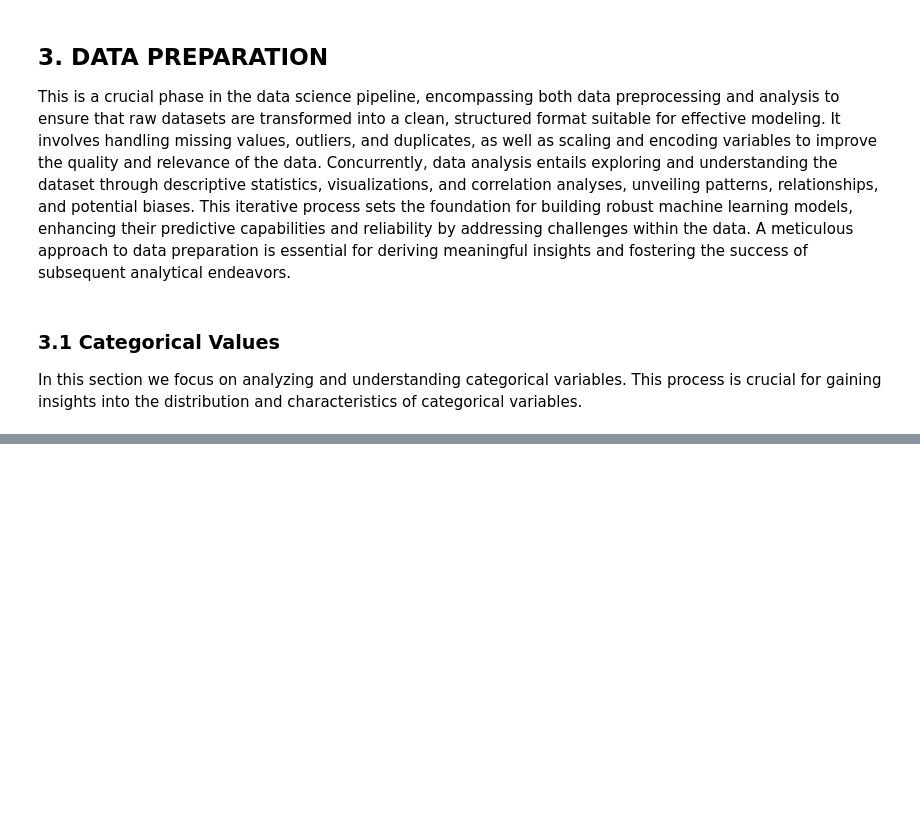
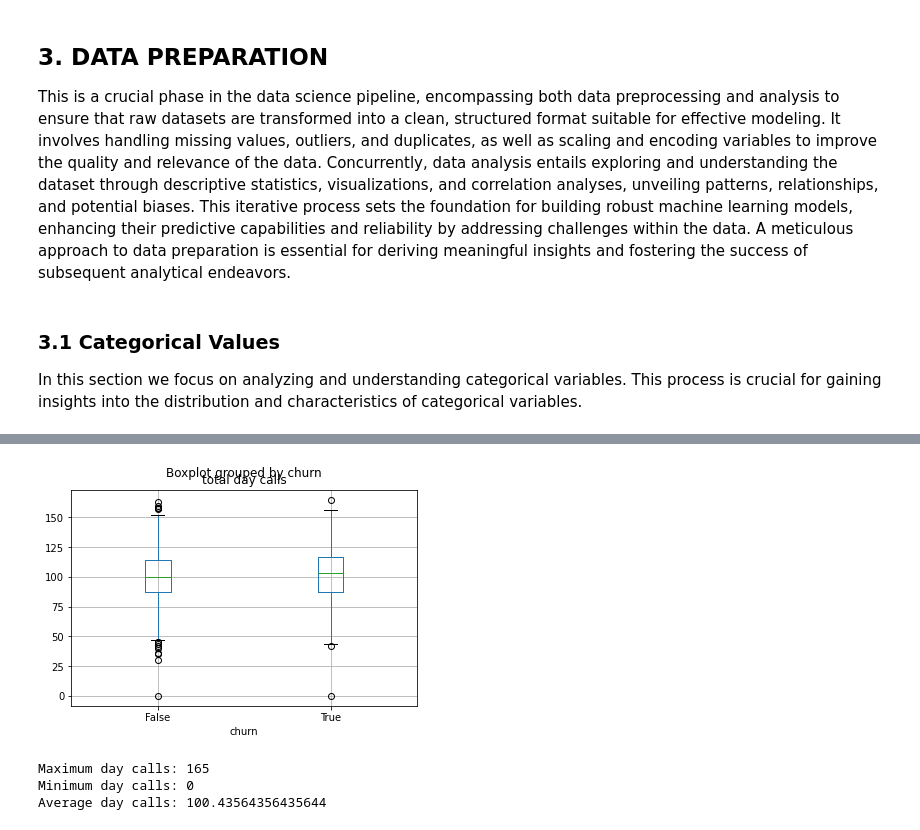
Before and after one commit to KamandeKarigi/Phase-3-Project, a Jupyter notebook: Phase3Project/index.ipynb, the cells around one changed output, grey strips where cells are left out. Drawn from its saved outputs; the diff is of its cells as text; code cells hidden in the pictures; blank space fills up the shorter version.

```diff
--- a/Phase3Project/index.ipynb
+++ b/Phase3Project/index.ipynb
@@ -235,0 +255,7 @@ Name: voice mail plan, dtype: int64
+# %%
+# Dropping columns we will not require in our analysis and keeping our original dataframe
+df1 = df.copy()
+
+columns_dropped = ['phone number', 'area code', 'voice mail plan', 'number vmail messages']
+df1.drop(columns=columns_dropped, inplace=True, axis=1)
+df1.head()
@@ -235,0 +272,14 @@ Name: voice mail plan, dtype: int64
+# %%
+# Checking relationship between the total number of day calls and churn risk
+df1.boxplot(column = 'total day calls', by = 'churn')
+plt.show()
+
+print("Maximum day calls:" , df1['total day calls'].max())
+
+print("Minimum day calls:" , df1['total day calls'].min())
+print("Average day calls:" , df1['total day calls'].mean())
+# %% [output]
+[figure, added]
+Maximum day calls: 165
+Minimum day calls: 0
+Average day calls: 100.43564356435644
```
Also changed, not shown: parts of 29 cells of this notebook.
